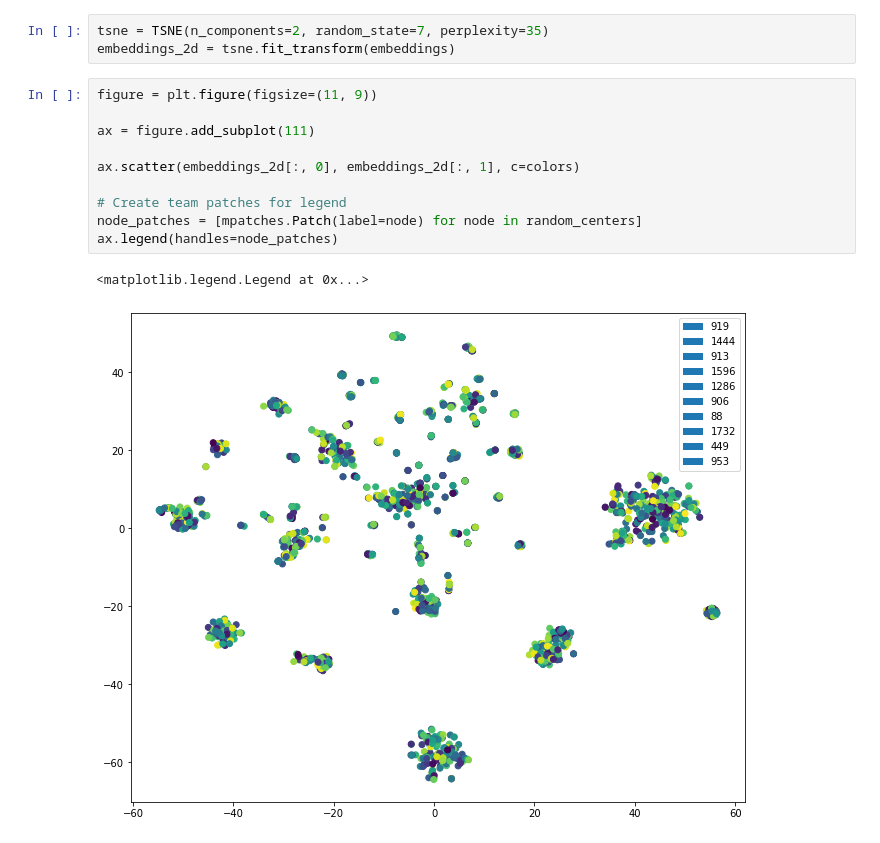
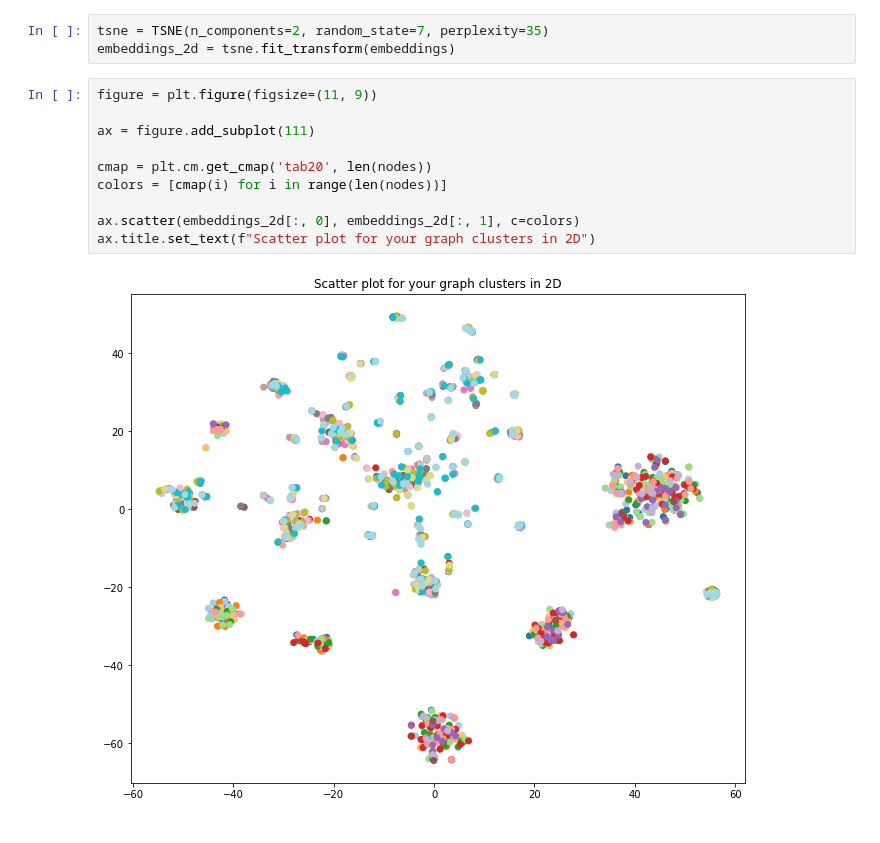
Before and after one commit to schedutron/visualnet, a Jupyter notebook: node_embeddings_node2vec_vis.ipynb, the cells around one changed output. Cells and saved outputs as stored; diff of their text form.

Commit message:
Change color theme

```diff
--- a/node_embeddings_node2vec_vis.ipynb
+++ b/node_embeddings_node2vec_vis.ipynb
@@ -38,13 +31,12 @@ embeddings_2d = tsne.fit_transform(embeddings)
 # %%
 figure = plt.figure(figsize=(11, 9))
 
 ax = figure.add_subplot(111)
 
+cmap = plt.cm.get_cmap('tab20', len(nodes))
+colors = [cmap(i) for i in range(len(nodes))]
+
 ax.scatter(embeddings_2d[:, 0], embeddings_2d[:, 1], c=colors)
-
-# Create team patches for legend
-node_patches = [mpatches.Patch(label=node) for node in random_centers]
-ax.legend(handles=node_patches)
+ax.title.set_text(f"Scatter plot for your graph clusters in 2D")
 # %% [output]
-<matplotlib.legend.Legend at 0x...>
-[figure, old version]
+[figure, new version]
```
Also changed, not shown: parts of 3 cells of this notebook.
